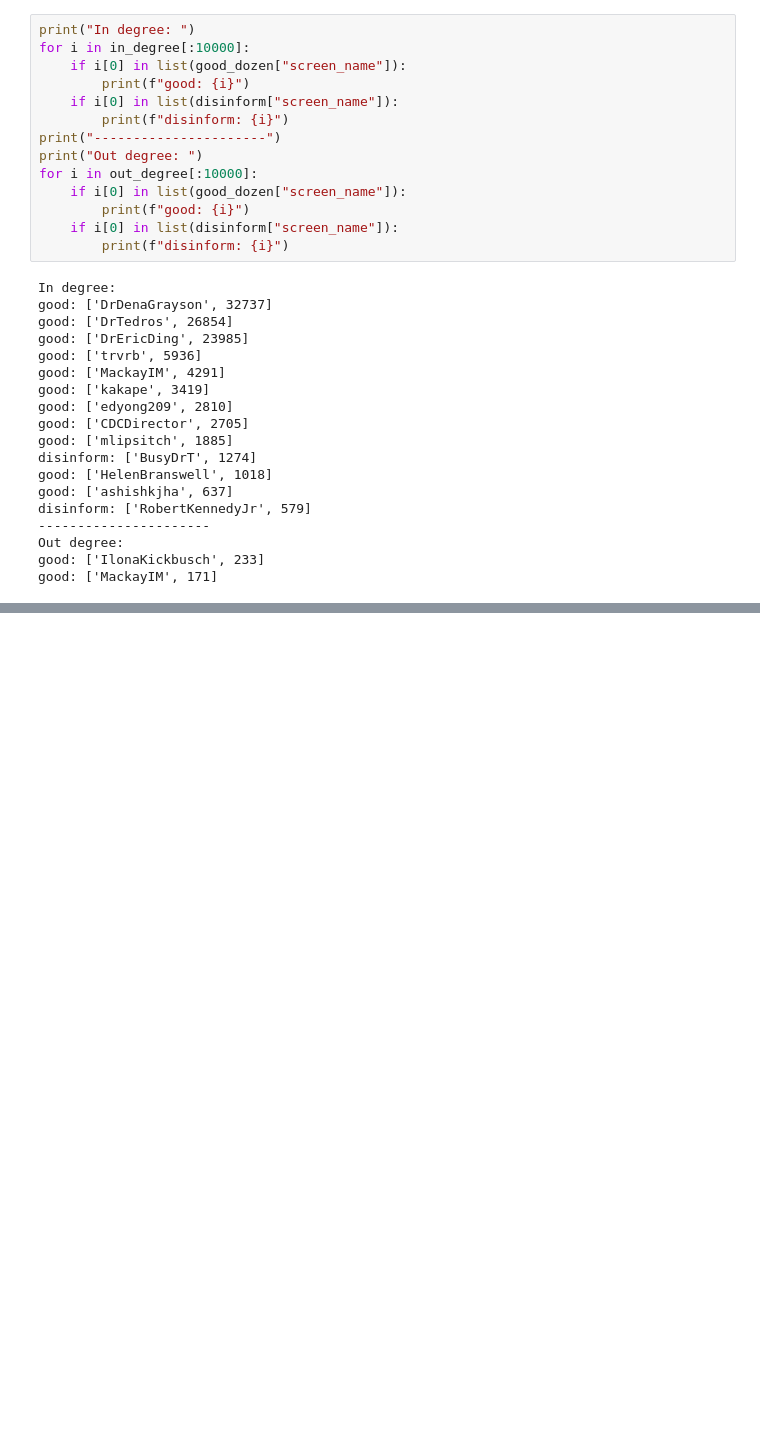
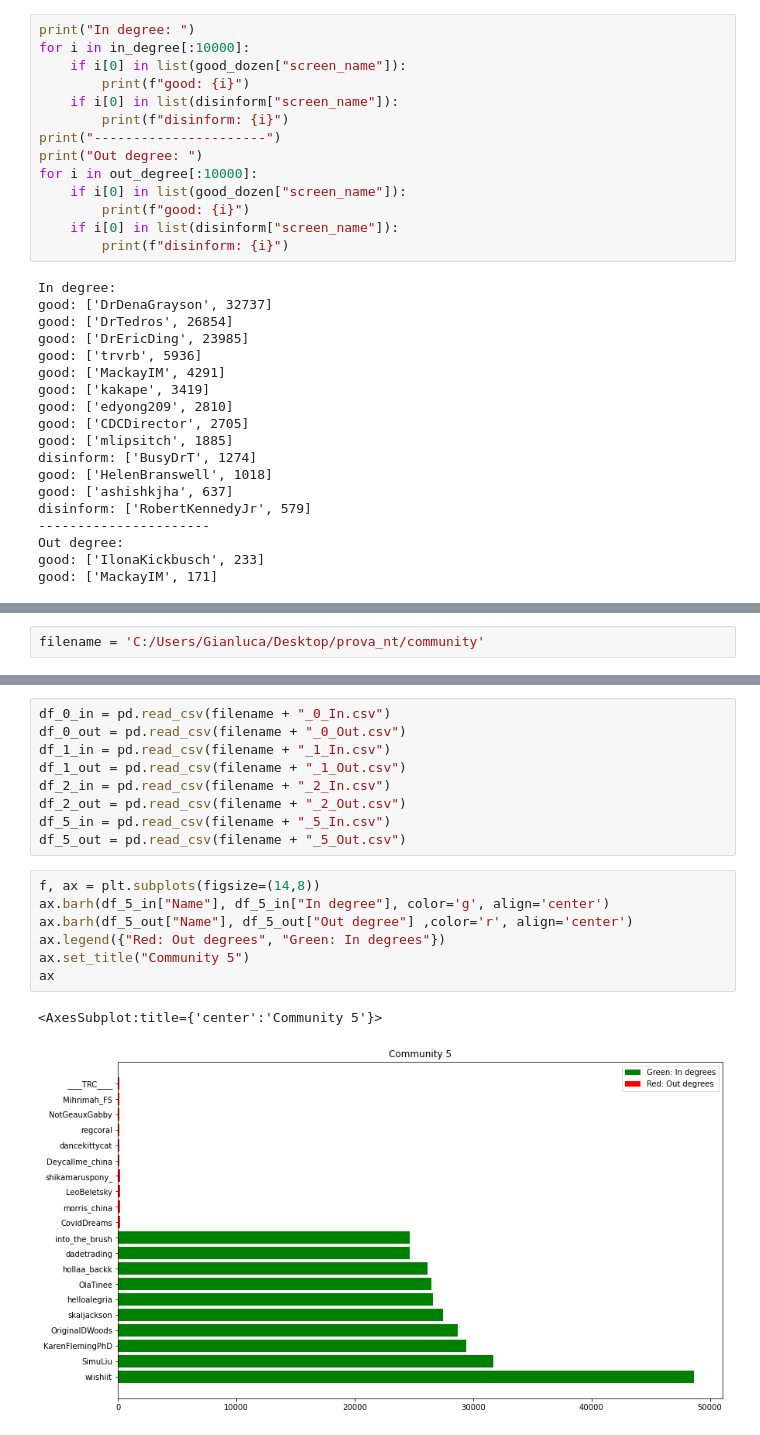
Before and after one commit to gi-ux/BachelorProject, a Jupyter notebook: notebook/Retweet_Network.ipynb, the cells around one changed output, grey strips where cells are left out. Cells and saved outputs as stored; diff of their text form; blank space fills up the shorter version.

```diff
--- a/notebook/Retweet_Network.ipynb
+++ b/notebook/Retweet_Network.ipynb
@@ -388,0 +385,2 @@ val = [x for x in louvain if louvain.get(x) == 10]
+# %%
+filename = 'C:/Users/Gianluca/Desktop/prova_nt/community'
@@ -388,0 +428,19 @@ val = [x for x in louvain if louvain.get(x) == 10]
+# %%
+df_0_in = pd.read_csv(filename + "_0_In.csv")
+df_0_out = pd.read_csv(filename + "_0_Out.csv")
+df_1_in = pd.read_csv(filename + "_1_In.csv")
+df_1_out = pd.read_csv(filename + "_1_Out.csv")
+df_2_in = pd.read_csv(filename + "_2_In.csv")
+df_2_out = pd.read_csv(filename + "_2_Out.csv")
+df_5_in = pd.read_csv(filename + "_5_In.csv")
+df_5_out = pd.read_csv(filename + "_5_Out.csv")
+# %%
+f, ax = plt.subplots(figsize=(14,8))
+ax.barh(df_5_in["Name"], df_5_in["In degree"], color='g', align='center')
+ax.barh(df_5_out["Name"], df_5_out["Out degree"] ,color='r', align='center')
+ax.legend({"Red: Out degrees", "Green: In degrees"})
+ax.set_title("Community 5")
+ax
+# %% [output]
+<AxesSubplot:title={'center':'Community 5'}>
+[figure, added]
```
Also changed, not shown: parts of 23 cells of this notebook, 3 other files.
